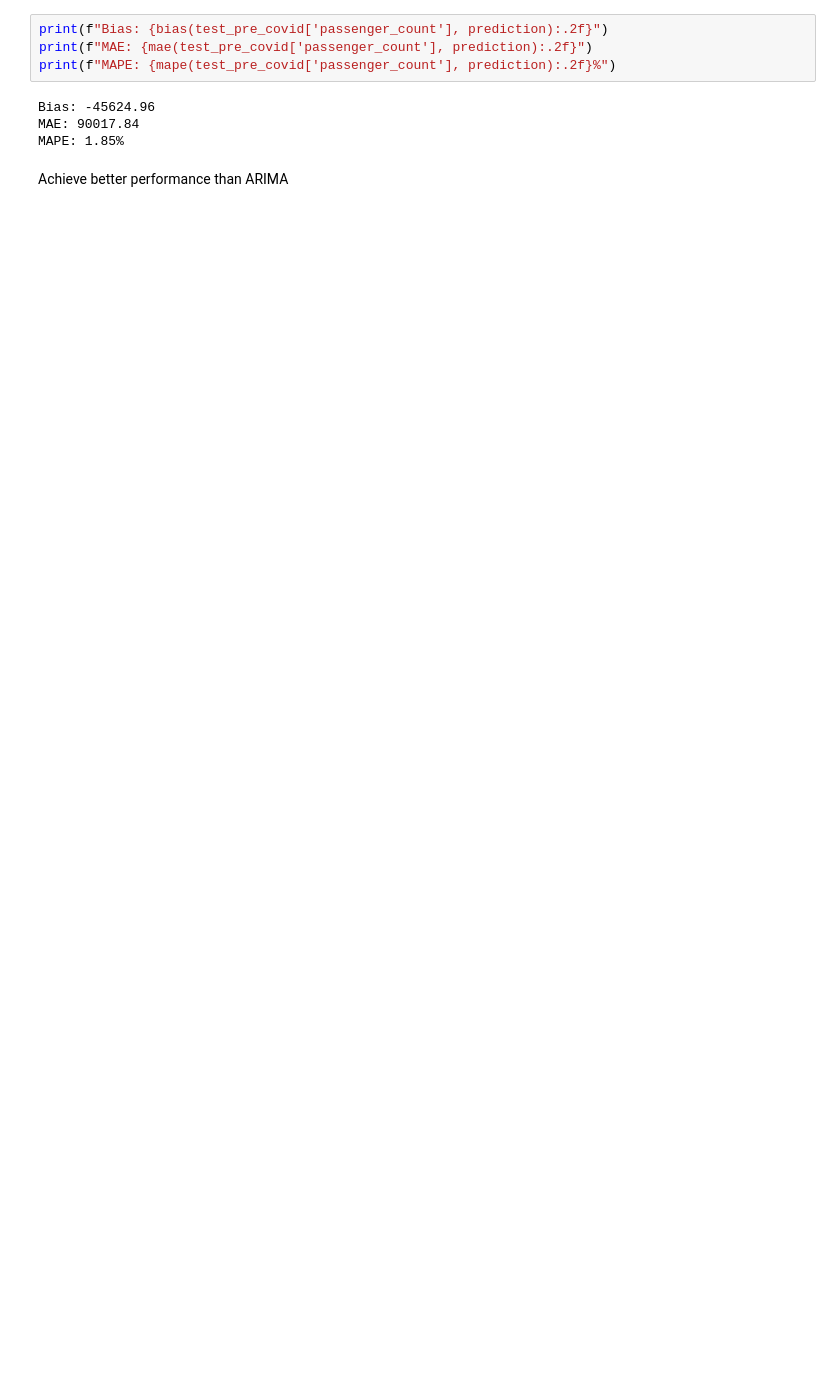
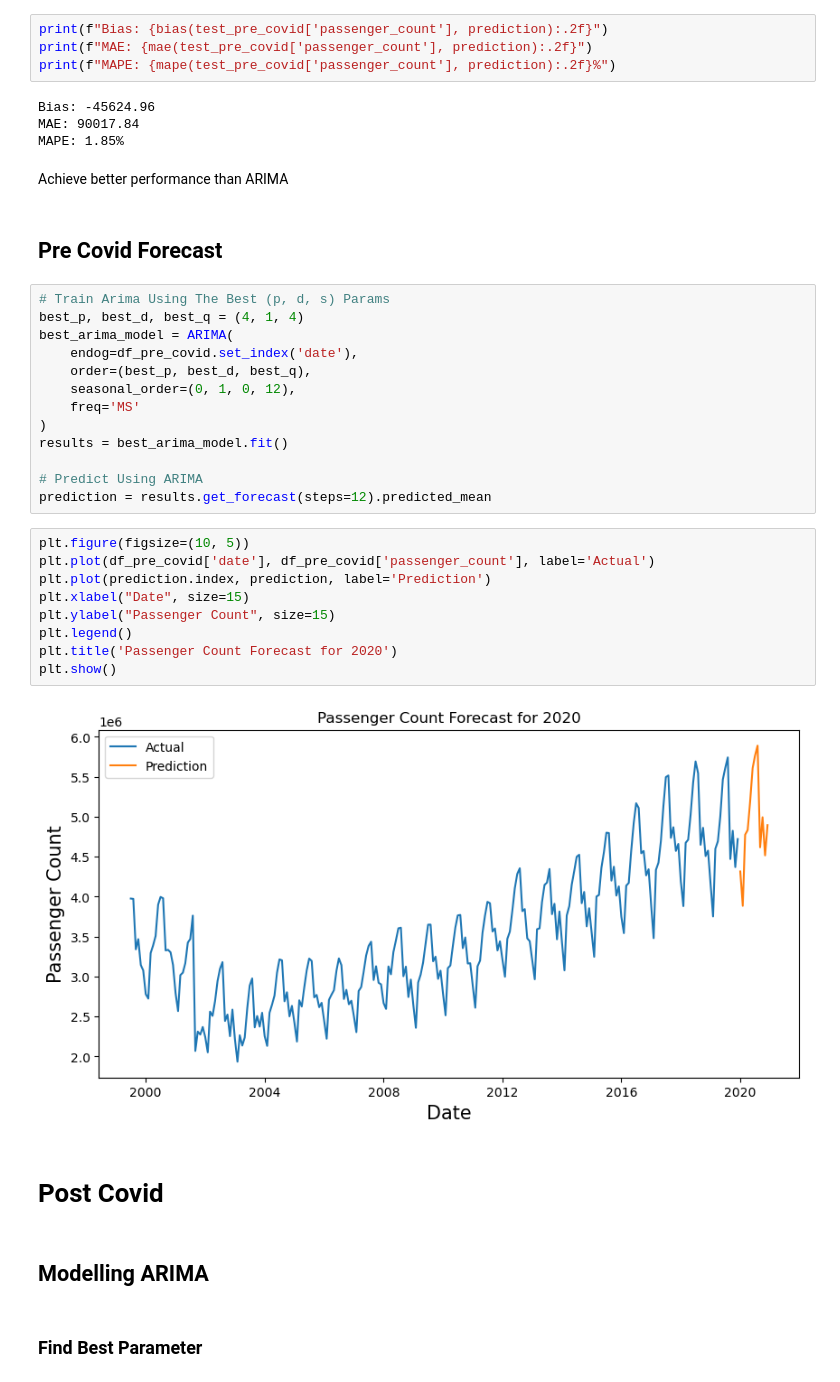
Before and after one commit to marcellinus-witarsah/us-air-passenger-forecast, a Jupyter notebook: notebooks/02-modelling-20240113.ipynb, the cells around one changed output. Drawn from its saved outputs; the diff is of its cells as text; blank space fills up the shorter version.

```diff
--- a/notebooks/02-modelling-20240113.ipynb
+++ b/notebooks/02-modelling-20240113.ipynb
@@ -411,3 +376,35 @@ MAE: 90017.84
 MAPE: 1.85%
 # %% [markdown]
 Achieve better performance than ARIMA
+# %% [markdown]
+## Pre Covid Forecast
+# %%
+# Train Arima Using The Best (p, d, s) Params
+best_p, best_d, best_q = (4, 1, 4)
+best_arima_model = ARIMA(
+    endog=df_pre_covid.set_index('date'),
+    order=(best_p, best_d, best_q),
+    seasonal_order=(0, 1, 0, 12),
+    freq='MS'
+)
+results = best_arima_model.fit()
+
+# Predict Using ARIMA
+prediction = results.get_forecast(steps=12).predicted_mean
+# %%
+plt.figure(figsize=(10, 5))
+plt.plot(df_pre_covid['date'], df_pre_covid['passenger_count'], label='Actual')
+plt.plot(prediction.index, prediction, label='Prediction')
+plt.xlabel("Date", size=15)
+plt.ylabel("Passenger Count", size=15)
+plt.legend()
+plt.title('Passenger Count Forecast for 2020')
+plt.show()
+# %% [output]
+[figure, added]
+# %% [markdown]
+# Post Covid
+# %% [markdown]
+## Modelling ARIMA
+# %% [markdown]
+### Find Best Parameter
```
Also changed, not shown: parts of 49 cells of this notebook, 1 other file.
